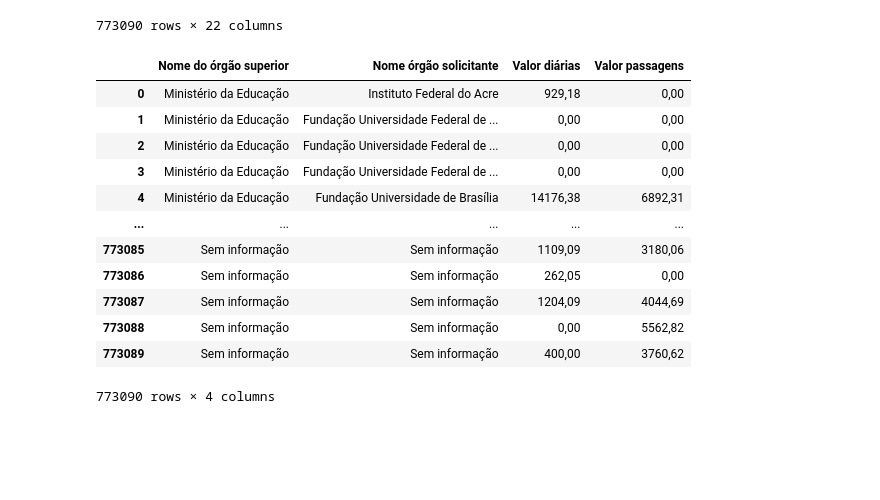
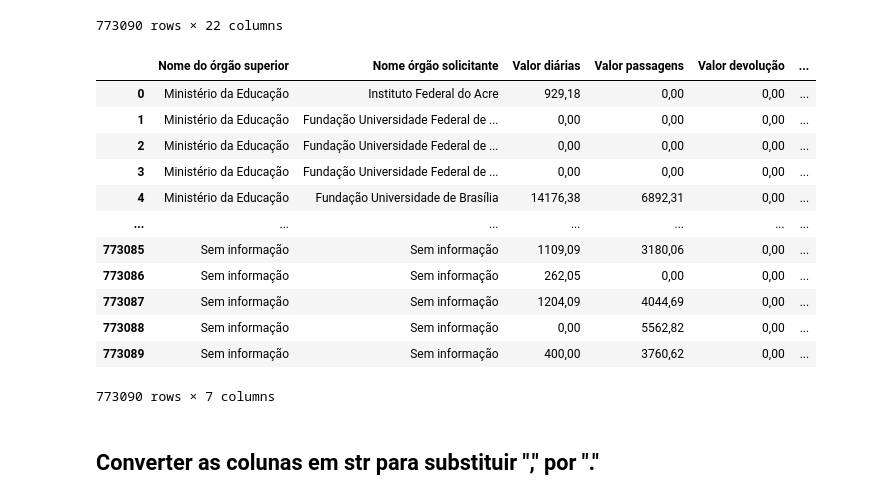
Before and after one commit to fhaelmarinho/analise_de_dados-portal_da_tranparencia, a Jupyter notebook: Governo Federal - Analise Dados de Viagem.ipynb, the cells around one changed output. Saved outputs shown, nothing was run; the diff lists cells and outputs as text; code cells hidden in the pictures; blank space fills up the shorter version.

```diff
--- a/Governo Federal - Analise Dados de Viagem.ipynb
+++ b/Governo Federal - Analise Dados de Viagem.ipynb
@@ -1,7 +1,7 @@
 # %% [markdown]
 # LENDO OS DADOS
 # %%
-path = '/home/fhael/Documentos/Projetos/Asimov/AD/2024_Viagem.csv'
+path = '/home/fhael/Documentos/Projetos/Governo_Federal/AD/2024_Viagem.csv'
 # %%
 import pandas as pd
 # %%
@@ -23,18 +23,20 @@ df_viagens
 | 773089 | 2024001948 | Sem informaçã | Realizada | NÃO | Sem informação | ... |
 773090 rows × 22 columns
 # %%
-df_viagens[["Nome do órgão superior", "Nome órgão solicitante", "Valor diárias","Valor passagens" ]]
+df_viagens[["Nome do órgão superior", "Nome órgão solicitante", "Valor diárias","Valor passagens", "Valor devolução", "Valor outros gastos","Motivo" ]]
 # %% [output]
-|  | Nome do órgão superior | Nome órgão solicitante | Valor diárias | Valor passagens |
-| 0 | Ministério da Educação | Instituto Federal do Acre | 929,18 | 0,00 |
-| 1 | Ministério da Educação | Fundação Universidade Federal de ... | 0,00 | 0,00 |
-| 2 | Ministério da Educação | Fundação Universidade Federal de ... | 0,00 | 0,00 |
-| 3 | Ministério da Educação | Fundação Universidade Federal de ... | 0,00 | 0,00 |
-| 4 | Ministério da Educação | Fundação Universidade de Brasília | 14176,38 | 6892,31 |
-| ... | ... | ... | ... | ... |
-| 773085 | Sem informação | Sem informação | 1109,09 | 3180,06 |
-| 773086 | Sem informação | Sem informação | 262,05 | 0,00 |
-| 773087 | Sem informação | Sem informação | 1204,09 | 4044,69 |
-| 773088 | Sem informação | Sem informação | 0,00 | 5562,82 |
-| 773089 | Sem informação | Sem informação | 400,00 | 3760,62 |
+|  | Nome do órgão superior | Nome órgão solicitante | Valor diárias | Valor passagens | Valor devolução | ... |
+| 0 | Ministério da Educação | Instituto Federal do Acre | 929,18 | 0,00 | 0,00 | ... |
+| 1 | Ministério da Educação | Fundação Universidade Federal de ... | 0,00 | 0,00 | 0,00 | ... |
+| 2 | Ministério da Educação | Fundação Universidade Federal de ... | 0,00 | 0,00 | 0,00 | ... |
+| 3 | Ministério da Educação | Fundação Universidade Federal de ... | 0,00 | 0,00 | 0,00 | ... |
+| 4 | Ministério da Educação | Fundação Universidade de Brasília | 14176,38 | 6892,31 | 0,00 | ... |
+| ... | ... | ... | ... | ... | ... | ... |
+| 773085 | Sem informação | Sem informação | 1109,09 | 3180,06 | 0,00 | ... |
+| 773086 | Sem informação | Sem informação | 262,05 | 0,00 | 0,00 | ... |
+| 773087 | Sem informação | Sem informação | 1204,09 | 4044,69 | 0,00 | ... |
+| 773088 | Sem informação | Sem informação | 0,00 | 5562,82 | 0,00 | ... |
+| 773089 | Sem informação | Sem informação | 400,00 | 3760,62 | 0,00 | ... |
-773090 rows × 4 columns
+773090 rows × 7 columns
+# %% [markdown]
+## Converter as colunas em str para substituir "," por "."
```
Also changed, not shown: parts of 7 cells of this notebook.
